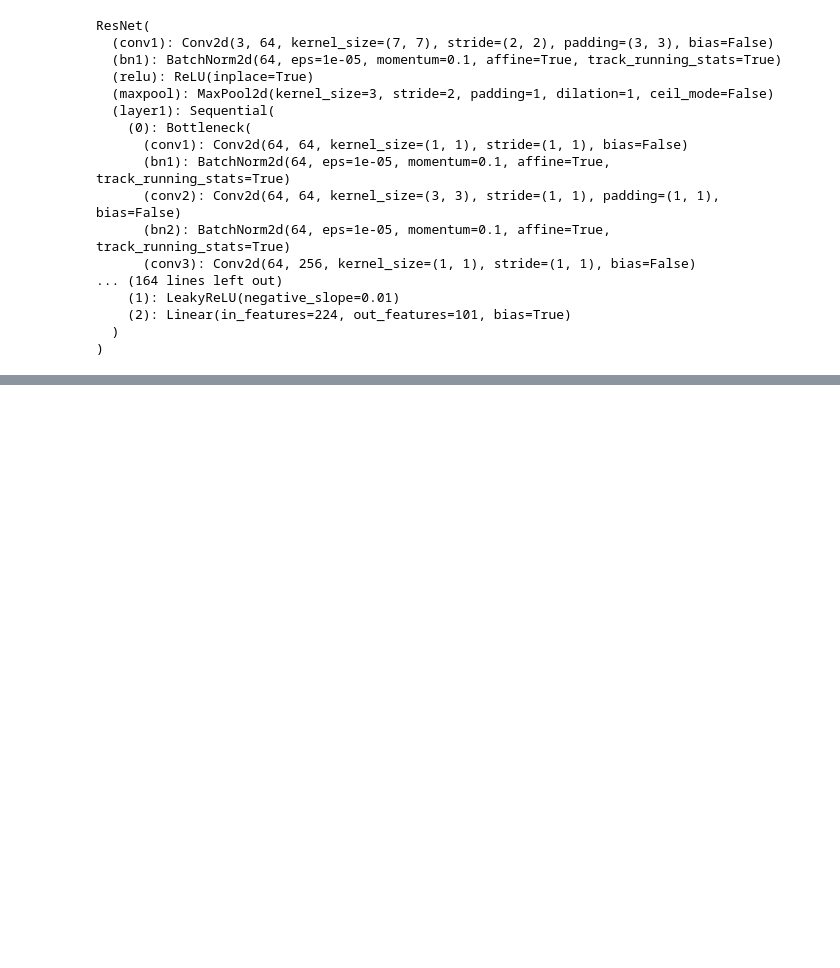
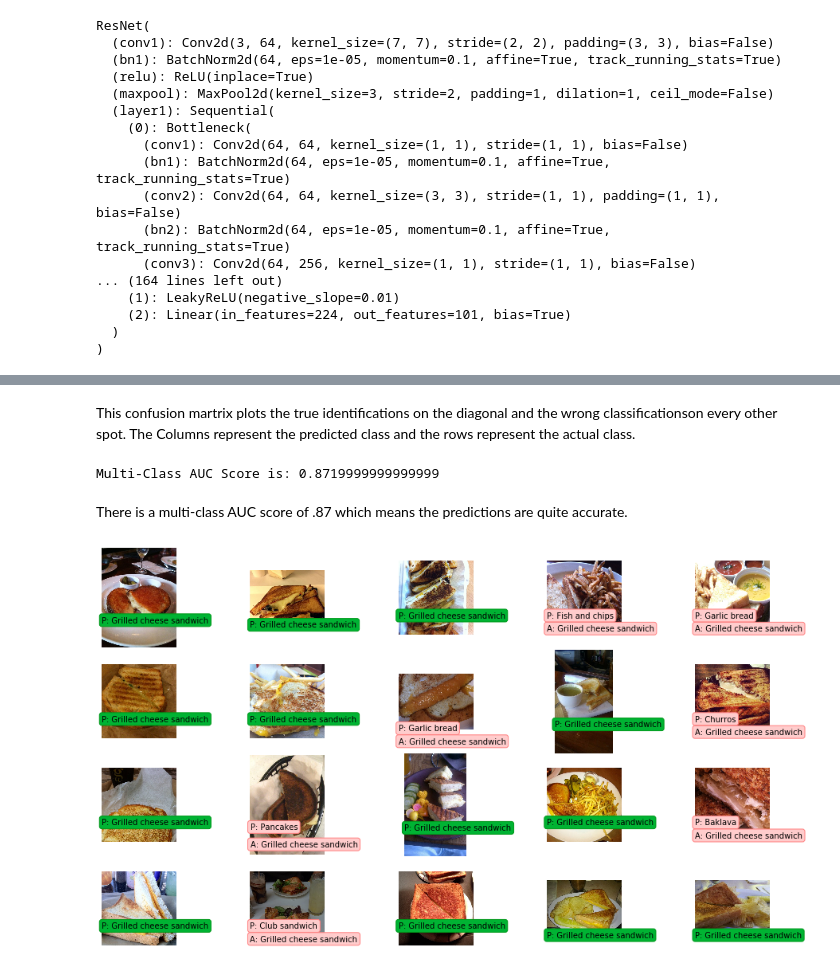
Before and after one commit to jvjruiz/Food-101-Capstone, a Jupyter notebook: notebooks/PyTorch CNN with transfer learning via Resnet50.ipynb, the cells around one changed output, grey strips where cells are left out. Saved outputs shown, nothing was run; the diff lists cells and outputs as text; code cells hidden in the pictures; blank space fills up the shorter version.

```diff
--- a/notebooks/PyTorch CNN with transfer learning via Resnet50.ipynb
+++ b/notebooks/PyTorch CNN with transfer learning via Resnet50.ipynb
@@ -780,0 +852,2 @@ UnknownError: 2 root error(s) found.
+# %% [markdown]
+This confusion martrix plots the true identifications on the diagonal and the wrong classificationson every other spot. The Columns represent the predicted class and the rows represent the actual class.
@@ -780,0 +861,7 @@ UnknownError: 2 root error(s) found.
+# %%
+auc = multiclass_roc_auc_score(y_test, y_pred)
+print("Multi-Class AUC Score is: {}".format(auc))
+# %% [output]
+Multi-Class AUC Score is: 0.8719999999999999
+# %% [markdown]
+There is a multi-class AUC score of .87 which means the predictions are quite accurate.
@@ -780,0 +914,6 @@ UnknownError: 2 root error(s) found.
+# %%
+# change the first parameter to the class label you would like to examine.
+# if you would like to check different images of the class increase the page number
+show_images_prediction('Grilled cheese sandwich', y_test, page=2)
+# %% [output]
+[figure, added]
```
Also changed, not shown: parts of 29 cells of this notebook, 2 other files.
